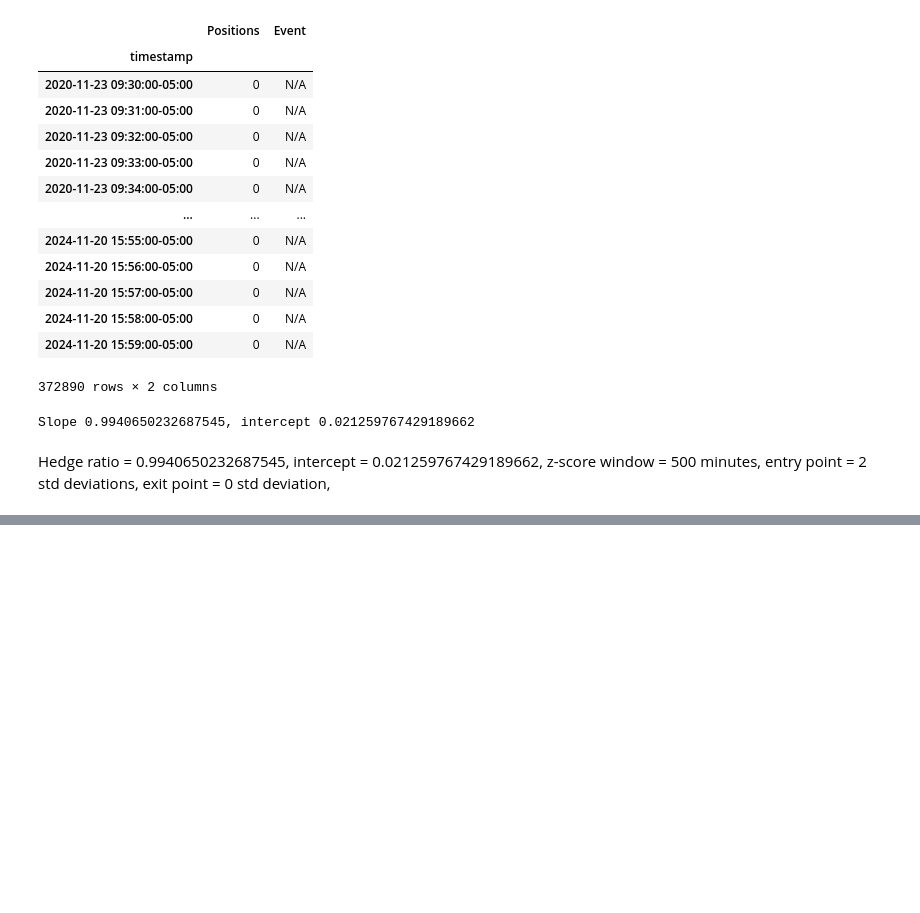
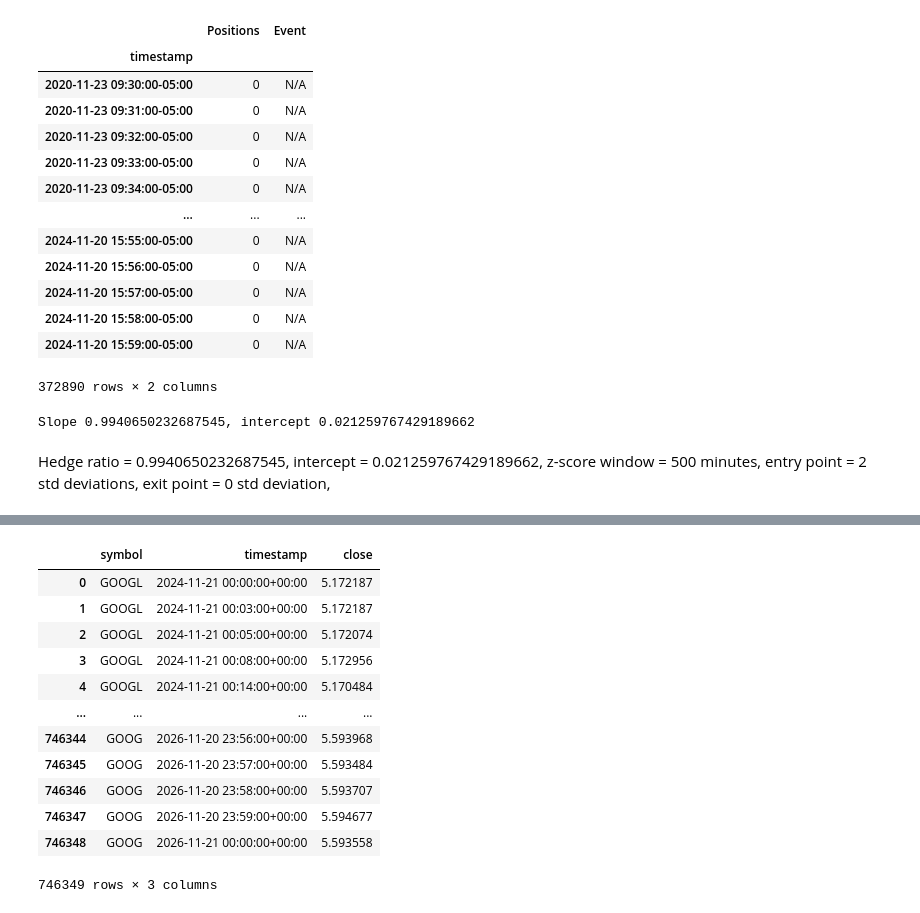
Before and after one commit to LeCodeChef/Basic-Pairs-Trader, a Jupyter notebook: research_notebooks/researchGOOG_GOOGL.ipynb, the cells around one changed output, grey strips where cells are left out. Cells and saved outputs as stored; diff of their text form; code cells hidden in the pictures; blank space fills up the shorter version.

```diff
--- a/research_notebooks/researchGOOG_GOOGL.ipynb
+++ b/research_notebooks/researchGOOG_GOOGL.ipynb
@@ -349,0 +372,16 @@ Winrate: 60.39250669045495%
+# %%
+load_data("GOOG", "GOOGL", ALPACA_SECRET_KEY, ALPACA_PUBLIC_KEY, datetime(2024, 11, 21), datetime(2026, 11, 21), "split")
+# %% [output]
+|  | symbol | timestamp | close |
+| 0 | GOOGL | 2024-11-21 00:00:00+00:00 | 5.172187 |
+| 1 | GOOGL | 2024-11-21 00:03:00+00:00 | 5.172187 |
+| 2 | GOOGL | 2024-11-21 00:05:00+00:00 | 5.172074 |
+| 3 | GOOGL | 2024-11-21 00:08:00+00:00 | 5.172956 |
+| 4 | GOOGL | 2024-11-21 00:14:00+00:00 | 5.170484 |
+| ... | ... | ... | ... |
+| 746344 | GOOG | 2026-11-20 23:56:00+00:00 | 5.593968 |
+| 746345 | GOOG | 2026-11-20 23:57:00+00:00 | 5.593484 |
+| 746346 | GOOG | 2026-11-20 23:58:00+00:00 | 5.593707 |
+| 746347 | GOOG | 2026-11-20 23:59:00+00:00 | 5.594677 |
+| 746348 | GOOG | 2026-11-21 00:00:00+00:00 | 5.593558 |
+746349 rows × 3 columns
```
Also changed, not shown: parts of 22 cells of this notebook, 4 other files.
